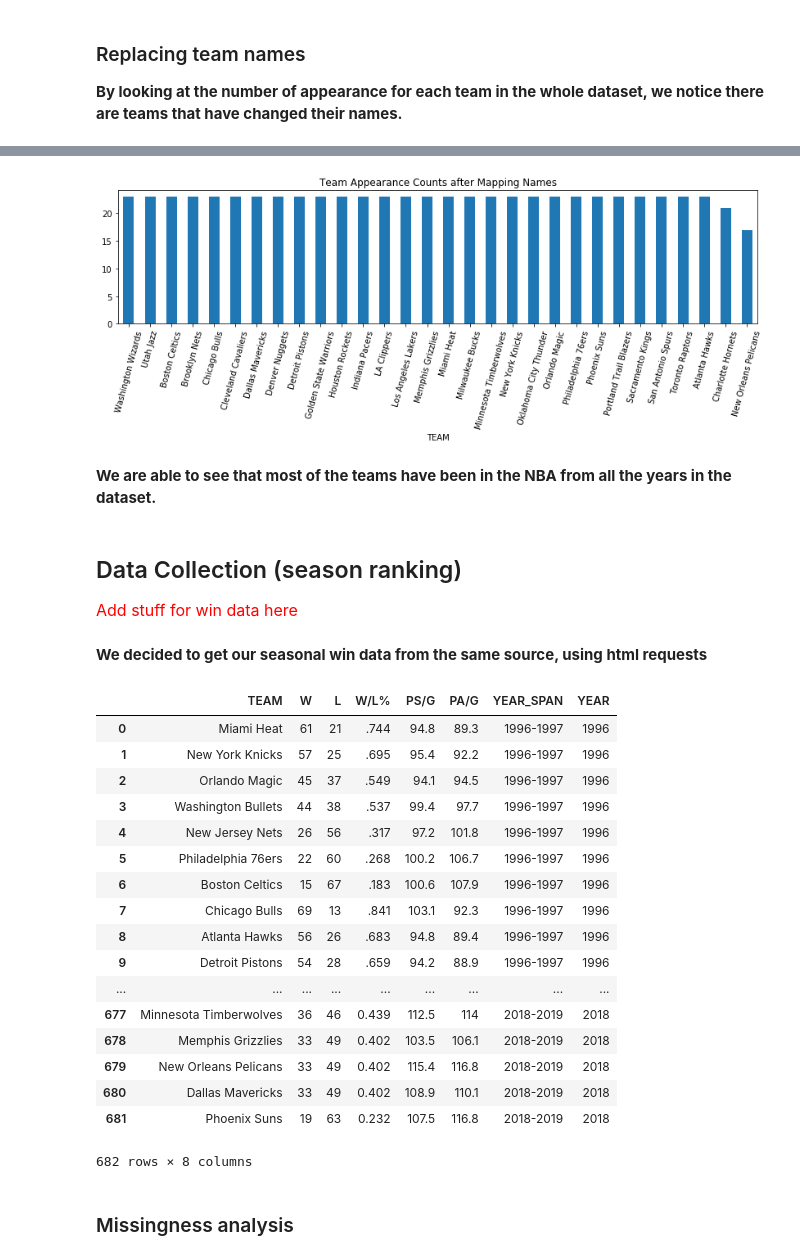
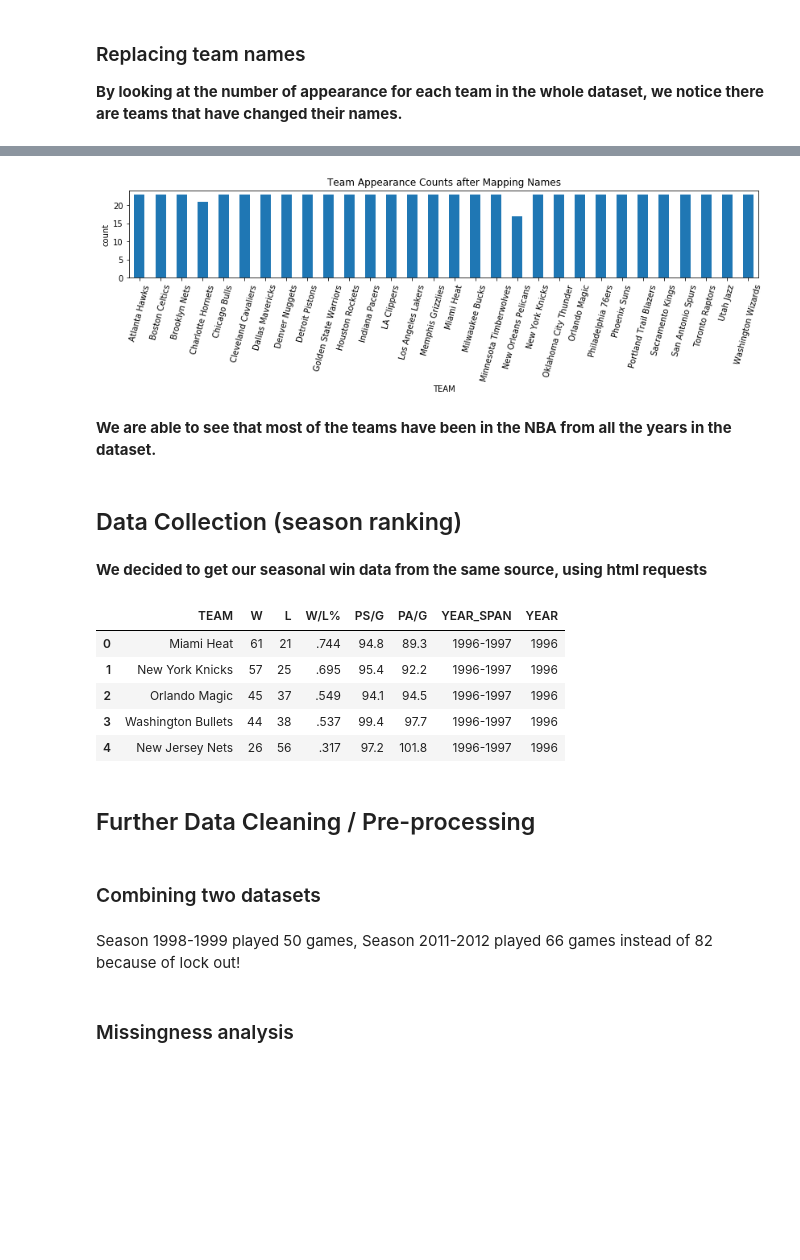
Before and after one commit to easonychang/HotShot-NBAEdition, a Jupyter notebook: Final_Draft.ipynb, the cells around one changed output, grey strips where cells are left out. Drawn from its saved outputs; the diff is of its cells as text; code cells hidden in the pictures; blank space fills up the shorter version.

Commit message:
Dataset(s) & cleaning/preprocessing done

```diff
--- a/Final_Draft.ipynb
+++ b/Final_Draft.ipynb
@@ -179,11 +201,10 @@ df['TEAM'] = df['TEAM'].apply(replace_team_name)
 # %%
-display_team_counts(df, 'Team Appearance Counts after Mapping Names')
+display_team_counts(shots_df, 'Team Appearance Counts after Mapping Names')
 # %% [output]
-[figure, old version]
+[figure, new version]
 # %% [markdown]
 **We are able to see that most of the teams have been in the NBA from all the years in the dataset.**
 # %% [markdown]
 ## Data Collection (season ranking)
-<font size="3" color="red">Add stuff for win data here</font>
 # %% [markdown]
 **We decided to get our seasonal win data from the same source, using html requests**
@@ -197,51 +211,52 @@ def standarize_team_name(name):
+# %%
+# For cleaning the team name in the original table
+def standardize_team_name(name):
+    out = name.split('(')[0]
+    out = out.replace('*', '')
+    out = out.strip()
+    return out
+
+big_df = []
+
+# For cleaning purposes
+division = [
+    'Atlantic Division', 'Central Division', 'Northwest Division', 'Southeast Division',
+    'Southwest Division', 'Pacific Division', 'Midwest Division'
+]
 # %%
-big_df = []
-
-division = [
-    'Atlantic Division', 'Central Division', 'Northwest Division', 'Southeast Division',
-    'Southwest Division', 'Pacific Division', 'Midwest Division'
-]
-
-
 for year in range(1997, 2019+1):
-    nba_year = 'https://www.basketball-reference.com/leagues/NBA_'+ str(year) + '_standings.html'
+    # Scrape data from the source website
+    nba_year = 'https://www.basketball-reference.com/leagues/NBA_'+ str(year) + \
+        '_standings.html'
     data = pd.read_html(nba_year)
 
+    # Combine the tables we want and standardize
     data[0] = data[0].rename(index=str, columns={"Eastern Conference": "TEAM"})
     data[1] = data[1].rename(index=str, columns={"Western Conference": "TEAM"})
+    df_data = pd.concat(data[:2], sort=False, ignore_index=True)
+    df_data['TEAM'] = df_data['TEAM'].apply(standardize_team_name)
 
-    df_data = pd.concat(data[:2], sort=False, ignore_index=True)
-
-    df_data['TEAM'] = df_data['TEAM'].apply(standarize_team_name)
-
+    # Drop excess rows and columns that contain useless information
     df_data = df_data.drop(columns = ['GB', 'SRS'])
-
-    # Drop excess rows that contain useless information
     for div in division:
         df_data = df_data[df_data.TEAM != div]
+
 
     df_data['YEAR_SPAN'] = str(year - 1) + '-' + str(year)
     df_data['YEAR'] = str(year - 1)
     big_df.append(df_data)
 # %%
+# Now we combine them into one dataframe
 win_df = pd.concat(big_df, sort=False, ignore_index=True)
-win_df
+win_df.head()
 # %% [output]
 |  | TEAM | W | L | W/L% | PS/G | PA/G | YEAR_SPAN | YEAR |
 | 0 | Miami Heat | 61 | 21 | .744 | 94.8 | 89.3 | 1996-1997 | 1996 |
 | 1 | New York Knicks | 57 | 25 | .695 | 95.4 | 92.2 | 1996-1997 | 1996 |
 | 2 | Orlando Magic | 45 | 37 | .549 | 94.1 | 94.5 | 1996-1997 | 1996 |
 | 3 | Washington Bullets | 44 | 38 | .537 | 99.4 | 97.7 | 1996-1997 | 1996 |
 | 4 | New Jersey Nets | 26 | 56 | .317 | 97.2 | 101.8 | 1996-1997 | 1996 |
-| 5 | Philadelphia 76ers | 22 | 60 | .268 | 100.2 | 106.7 | 1996-1997 | 1996 |
-| 6 | Boston Celtics | 15 | 67 | .183 | 100.6 | 107.9 | 1996-1997 | 1996 |
-| 7 | Chicago Bulls | 69 | 13 | .841 | 103.1 | 92.3 | 1996-1997 | 1996 |
-| 8 | Atlanta Hawks | 56 | 26 | .683 | 94.8 | 89.4 | 1996-1997 | 1996 |
-| 9 | Detroit Pistons | 54 | 28 | .659 | 94.2 | 88.9 | 1996-1997 | 1996 |
-| ... | ... | ... | ... | ... | ... | ... | ... | ... |
-| 677 | Minnesota Timberwolves | 36 | 46 | 0.439 | 112.5 | 114 | 2018-2019 | 2018 |
-| 678 | Memphis Grizzlies | 33 | 49 | 0.402 | 103.5 | 106.1 | 2018-2019 | 2018 |
-| 679 | New Orleans Pelicans | 33 | 49 | 0.402 | 115.4 | 116.8 | 2018-2019 | 2018 |
-| 680 | Dallas Mavericks | 33 | 49 | 0.402 | 108.9 | 110.1 | 2018-2019 | 2018 |
-| 681 | Phoenix Suns | 19 | 63 | 0.232 | 107.5 | 116.8 | 2018-2019 | 2018 |
-682 rows × 8 columns
+# %% [markdown]
+## Further Data Cleaning / Pre-processing
+# %% [markdown]
+### Combining two datasets
@@ -248,2 +276,5 @@ win_df
+# %% [markdown]
+
+Season 1998-1999 played 50 games, Season 2011-2012 played 66 games instead of 82 because of lock out!
 # %% [markdown]
 ### Missingness analysis
```
Also changed, not shown: parts of 21 cells of this notebook.
